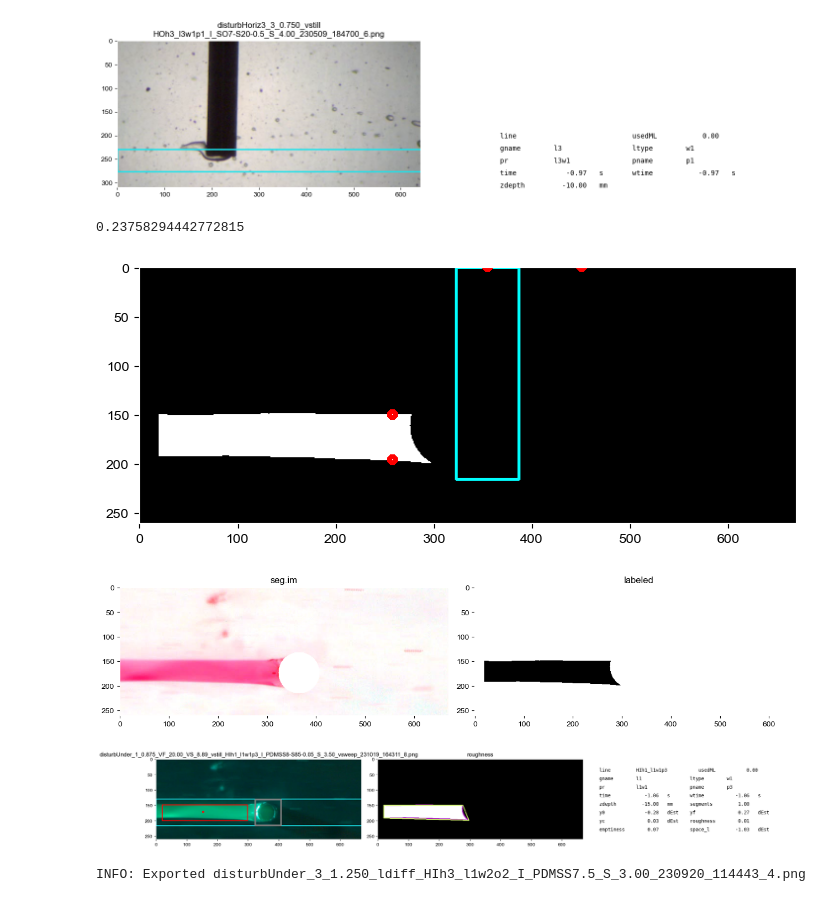
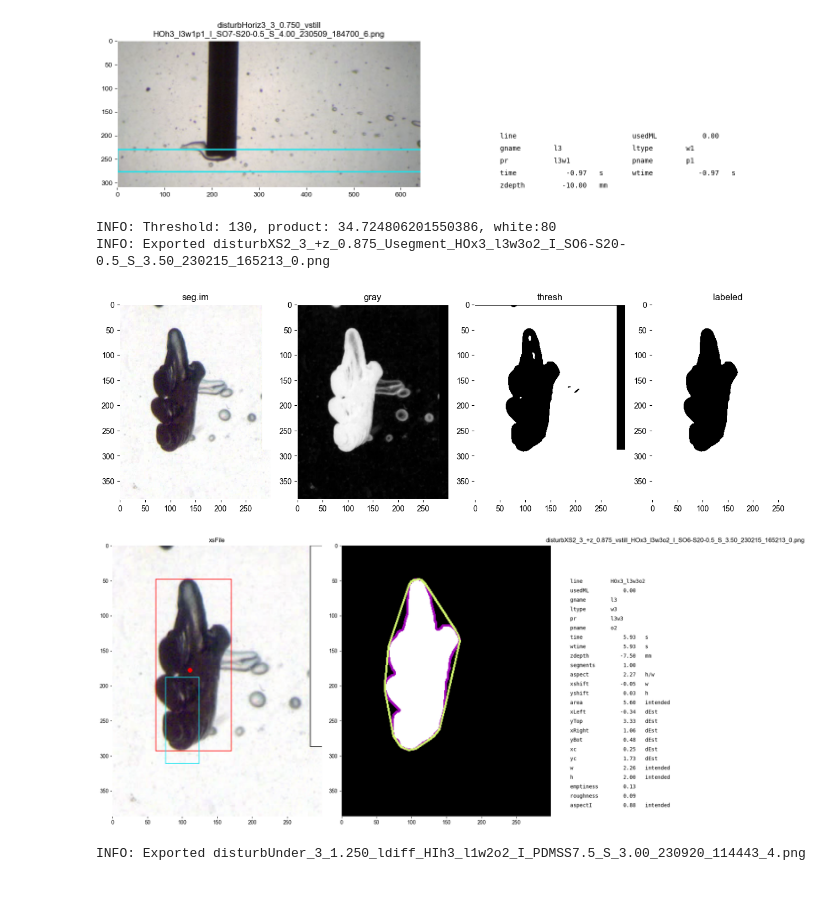
Before and after one commit to usnistgov/embedded3DPvids, a Jupyter notebook: ipynb/singleDoubleTriple/0_debugfile.ipynb, the cells around one changed output. Drawn from its saved outputs; the diff is of its cells as text; code cells hidden in the pictures.

Commit message:
shrinkage 3 plot

```diff
--- a/ipynb/singleDoubleTriple/0_debugfile.ipynb
+++ b/ipynb/singleDoubleTriple/0_debugfile.ipynb
@@ -25,7 +22,7 @@ LOGGERDEFINED = logs.openLog('debug.ipynb', LOGGERDEFINED, level='DEBUG', export
 # %% [markdown]
 # single folder
 # %%
-folder2 = os.path.join(cfg.path.server, r'SDT\P_vs\8_3.50\vsweep_231019\disturbUnder_1_0.875_VF_20.00_VS_8.89')
+folder2 = os.path.join(cfg.path.server, r'SDT\SO_S20-0.5\I_SO6-S20-0.5_S_3.50\I_SO6-S20-0.5_S_3.50_230215\disturbXS2_3_+z_0.875')
 sw = SDTWorkflow(folder2)
 sw.run(progDimsK={'overwrite':False, 'getBlips':True})
 # %%
@@ -104,23 +101,20 @@ INFO: Exported disturbHoriz3_3_0.750_Usegment_HOh3_l3w1p1_I_SO7-S20-0.5_S_4.00_2
 WARNING: Segmenter failed on //cfs2e.nist.gov/642/internal/3D Printing Lab/Shopbot/videos\SDT\SO_S20-0.5\I_SO7-S20-0.5_S_4.00\I_SO7-S20-0.5_S_4.00_230509\disturbHoriz3_3_0.750\disturbHoriz3_3_0.750_vs ...
 [figure]
 [figure]
-# %%
-np.pi*(0.55/2)**2
-# %% [output]
-0.23758294442772815
 # %%
 newcl = False
-tag = 'l1w1p3'
+tag = 'l3w3o2'
 if len(tag)==6:
     diag = 2
 else:
     diag = 0
-sw.testImage(tag, diag=diag,  overrideSegment=False, useML=False
-             , overwriteCropLocs=newcl, exportCropLocs=newcl, topthresh=230, acrit=500)
+sw.testImage(tag, diag=diag,  overrideSegment=True, useML=False
+             , overwriteCropLocs=newcl, exportCropLocs=newcl, topthresh=230, acrit=5000)
 # %% [output]
+INFO: Threshold: 130, product: 34.724806201550386, white:80
+INFO: Exported disturbXS2_3_+z_0.875_Usegment_HOx3_l3w3o2_I_SO6-S20-0.5_S_3.50_230215_165213_0.png
-[figure, old version]
+[figure, new version]
-[figure, old version]
+[figure, new version]
-[figure, removed]
 # %%
 sw.vs[tag].ldiffIm(export=True, display=True);
 # %% [output]
```
Also changed, not shown: parts of 3 cells of this notebook, 5 other files.
